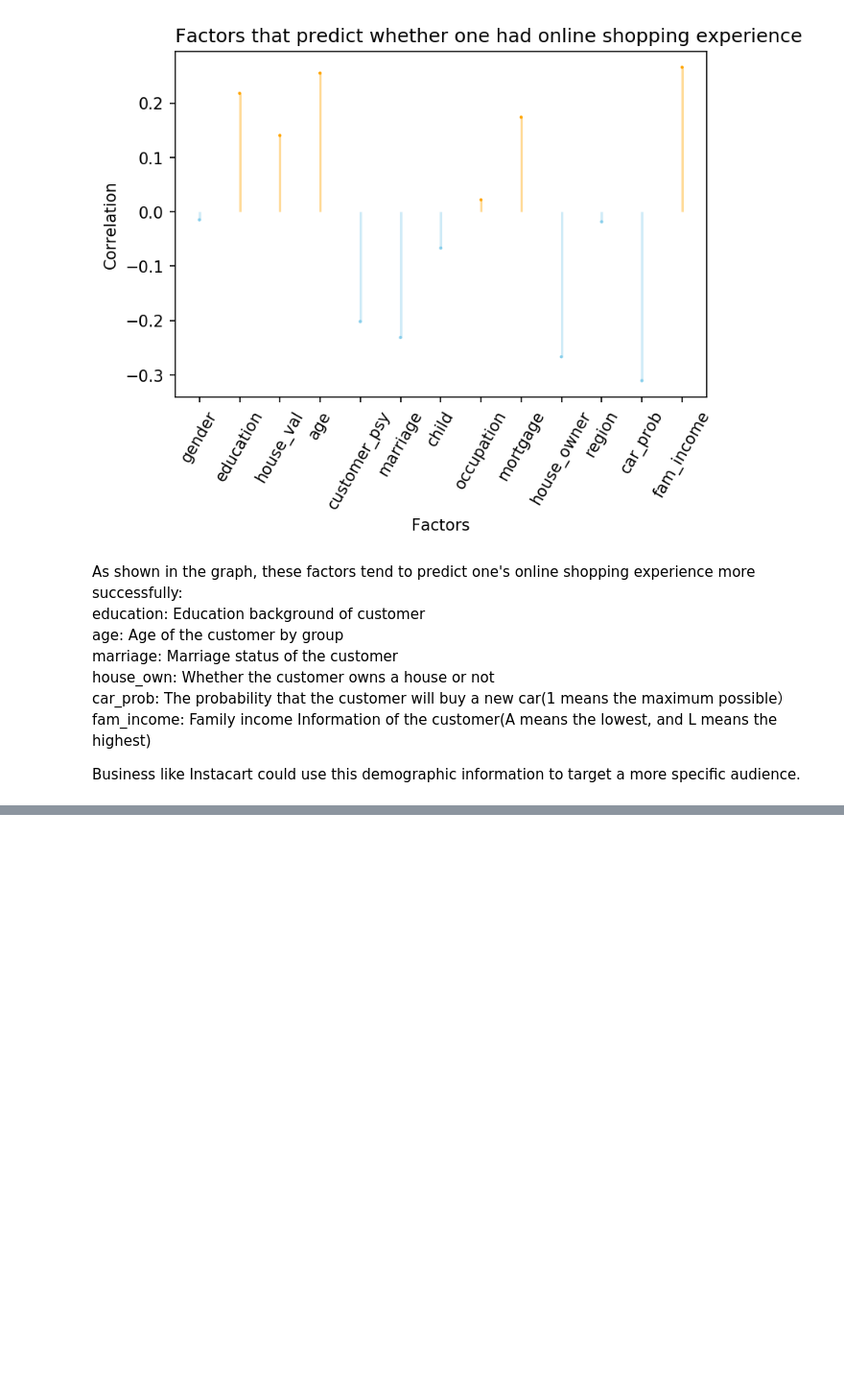
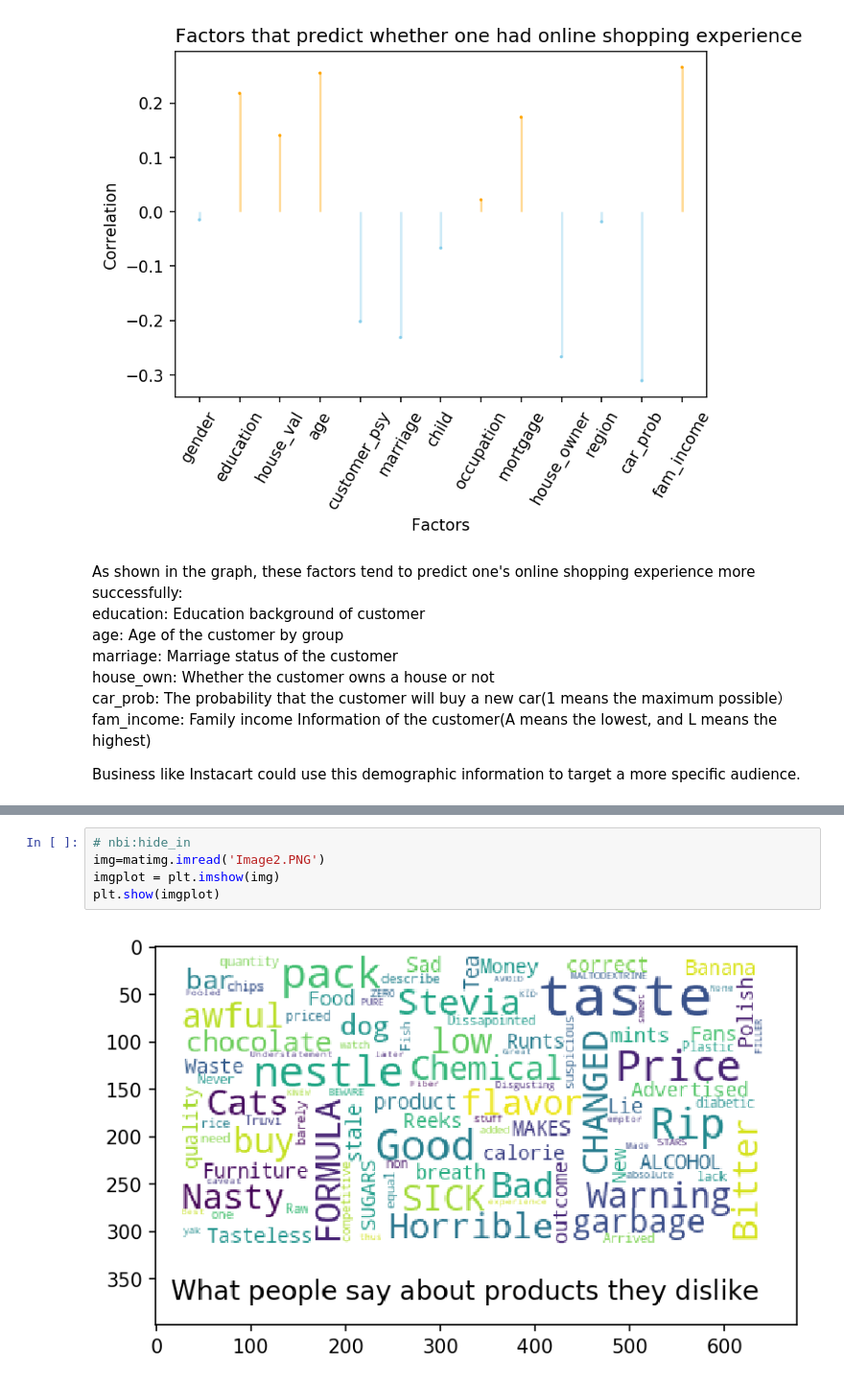
Before and after one commit to Harsh96IM/IS590DV, a Jupyter notebook: Vizpart3.ipynb, the cells around one changed output, grey strips where cells are left out. Shown at 96% size. Saved outputs shown, nothing was run; the diff lists cells and outputs as text; blank space fills up the shorter version.

```diff
--- a/Vizpart3.ipynb
+++ b/Vizpart3.ipynb
@@ -333,0 +372,7 @@ Business like Instacart could use this demographic information to target a more
+# %%
+# nbi:hide_in
+img=matimg.imread('Image2.PNG')
+imgplot = plt.imshow(img)
+plt.show(imgplot)
+# %% [output]
+[figure, added]
```
Also changed, not shown: parts of 4 cells of this notebook.
